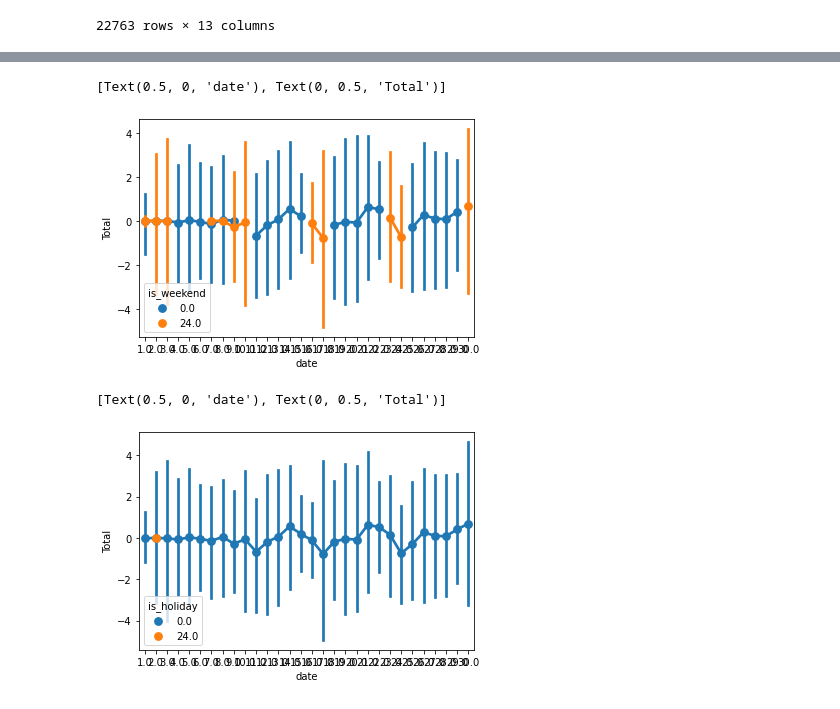
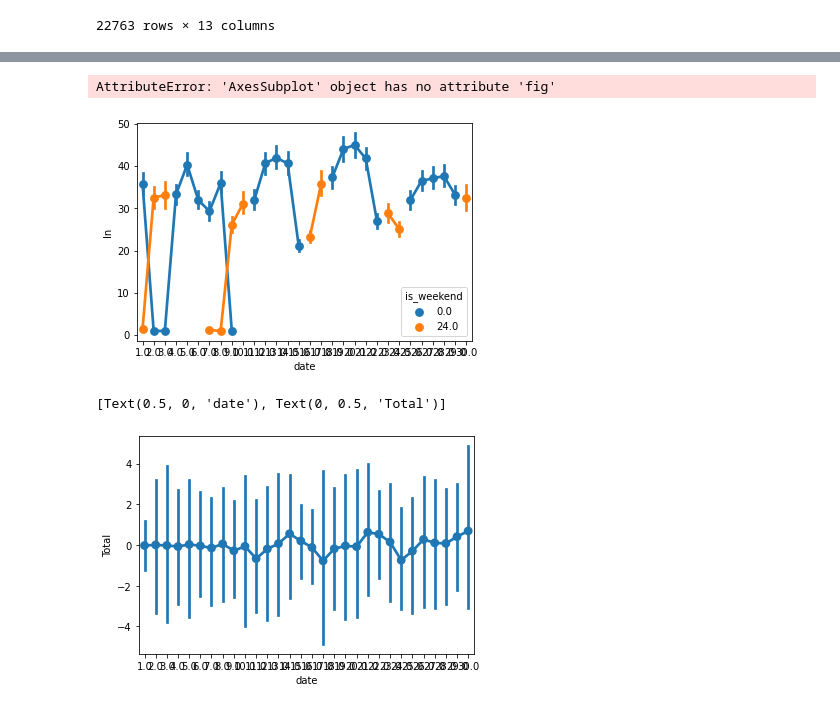
Before and after one commit to hchae0817/final_project, a Jupyter notebook: Bike Sharing_merged.ipynb, the cells around one changed output, grey strips where cells are left out. Cells and saved outputs as stored; diff of their text form; code cells hidden in the pictures.

Commit message:
graph added

```diff
--- a/Bike Sharing_merged.ipynb
+++ b/Bike Sharing_merged.ipynb
@@ -260,14 +255,14 @@ df_by_day
 # %%
 # To calculate the average values for conditions
 
-no_hours = 24
+num_hours = 24
 
 
 average_df = df_by_day[['is_holiday', 'is_weekend']].copy()
-average_df['avg_temp'] = df_by_day['t1']/no_hours
-average_df['avg_temp_feel'] = df_by_day['t2']/no_hours
-average_df['avg_humidity'] = df_by_day['hum']/no_hours
-average_df['avg_windSpeed'] = df_by_day['wind_speed']/no_hours
+average_df['avg_temp'] = df_by_day['t1']/num_hours
+average_df['avg_temp_feel'] = df_by_day['t2']/num_hours
+average_df['avg_humidity'] = df_by_day['hum']/num_hours
+average_df['avg_windSpeed'] = df_by_day['wind_speed']/num_hours
 average_df['date'] = condition_df['date']
 # %%
 average_df
@@ -306,0 +330,20 @@ merged_df
+# %%
+location = pd.read_csv("Cycle hire docking stations.csv")
+# %%
+merged_df['longitude'] = 0
+merged_df['latitude'] = 0
+# %%
+cnt = 0
+loc_cnt = 0
+
+for cnt in range(0, len(merged_df['Station Id'])):
+    data = merged_df['Station Id'][cnt]
+    for loc_cnt in range(0,len(location['Station.Id'])):
+        loc = location['Station.Id'][loc_cnt]
+        if (data - loc) == 0:
+            merged_df['longitude'][cnt] = location['longitude'][loc_cnt]
+            merged_df['latitude'][cnt] = location['latitude'][loc_cnt]
+    loc_cnt = -1
+
+cnt += 1
+loc_cnt += 1
@@ -309,14 +377,16 @@ merged_df
 # %%
-import seaborn as sns
-
-ax = sns.pointplot(x = "date", y = "Total", data = merged_df, hue = "is_weekend");
-ax.set(xlabel = 'date', ylabel = 'Total')
+ax = sns.pointplot(x = "date", y = "In", data = merged_df, hue = "is_weekend");
+ax.set(xlabel = 'date', ylabel = 'In')
+ax.fig.set_figwidth(8.27)
+ax.fig.set_figheight(11.7)
 # %% [output]
-[Text(0.5, 0, 'date'), Text(0, 0.5, 'Total')]
+AttributeError: 'AxesSubplot' object has no attribute 'fig'
-[figure, old version]
+[figure, new version]
 # %%
-ax = sns.pointplot(x = "date", y = "Total", data = merged_df, hue = "is_holiday");
+ax = sns.pointplot(x = "date", y = "Total", data = merged_df);
 ax.set(xlabel = 'date', ylabel = 'Total')
+#ax.fig.set_figwidth(8.27)
+#ax.fig.set_figheight(11.7)
 # %% [output]
 [Text(0.5, 0, 'date'), Text(0, 0.5, 'Total')]
-[figure, old version]
+[figure, new version]
```
Also changed, not shown: parts of 55 cells of this notebook.
